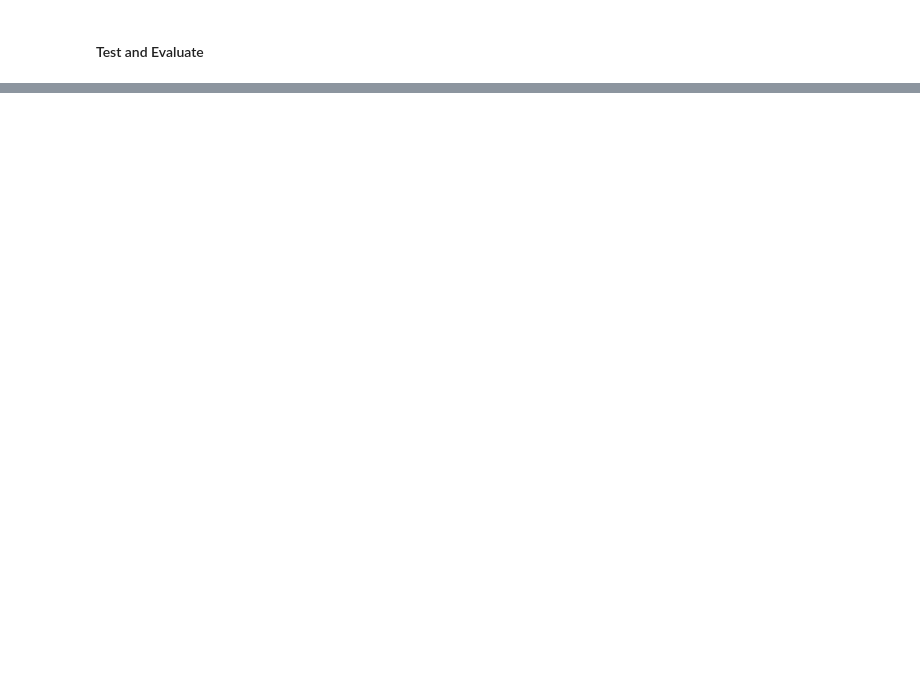
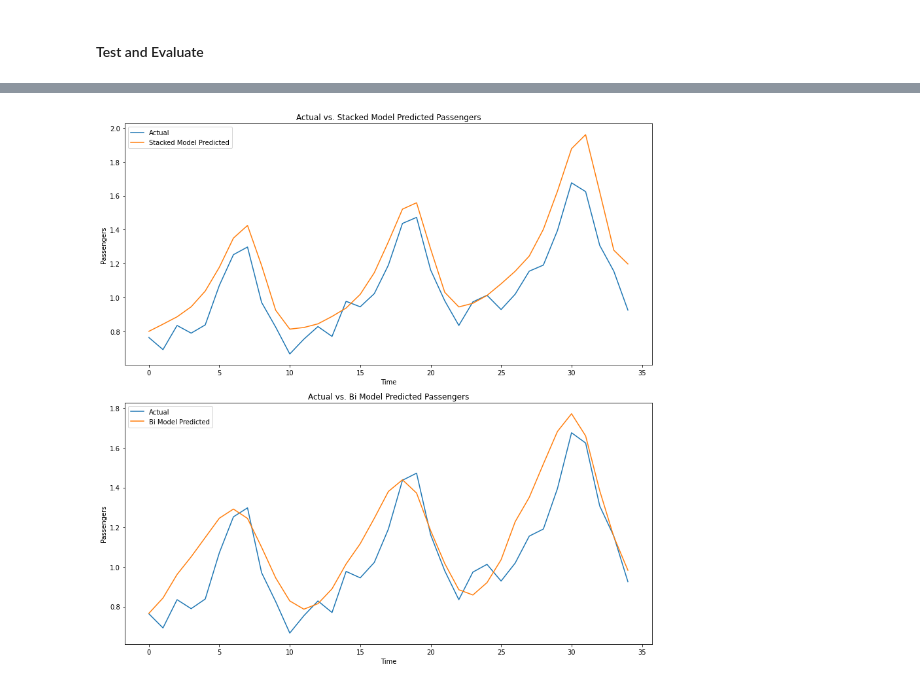
Before and after one commit to AlishaAng/Next-Sequence-Prediction, a Jupyter notebook: Time-Series-Forecasting.ipynb, the cells around one changed output, grey strips where cells are left out. Saved outputs shown, nothing was run; the diff lists cells and outputs as text; code cells hidden in the pictures; blank space fills up the shorter version.

```diff
--- a/Time-Series-Forecasting.ipynb
+++ b/Time-Series-Forecasting.ipynb
@@ -39,9 +40,5 @@ It's generally a good practice to **Scale** your data before using it as input t
 dataset['Month'] = pd.to_datetime(dataset['Month'])
 dataset['Month'] = dataset['Month'].dt.month
 dataset_values = dataset[['Passengers', 'Month']].values.astype('float32') #convert the integer values to floating point values, which are more suitable for modeling with a neural network.
-# %%
-# Scale the data
-scaler = MinMaxScaler(feature_range=(0, 1))
-dataset_values = scaler.fit_transform(dataset_values)
 # %% [markdown]
 #### Split into train and test sets
@@ -186,0 +220,12 @@ plt.show()
+# %%
+param_grid = {'units': [20, 50, 100],
+              'batch_size' : [10, 20, 40, 100],
+              'epochs' : [10, 50, 100]}
+# %%
+stacked_lstm_regressor = KerasRegressor(build_fn=create_stacked_lstm_model, verbose=0)
+
+stacked_grid_search = GridSearchCV(estimator=stacked_lstm_regressor, param_grid=param_grid, cv=3, scoring='neg_mean_squared_error')
+stacked_grid_search.fit(trainX, trainY)
+
+stacked_best_model = stacked_grid_search.best_estimator_.model
+stacked_test_predictions = stacked_best_model.predict(testX)
@@ -186,0 +252,8 @@ plt.show()
+# %%
+bi_lstm_regressor = KerasRegressor(build_fn=create_bidirectional_lstm_model, verbose=0)
+
+bi_grid_search = GridSearchCV(estimator=bi_lstm_regressor, param_grid=param_grid, cv=3, scoring='neg_mean_squared_error')
+bi_grid_search.fit(trainX, trainY)
+
+bi_best_model = bi_grid_search.best_estimator_.model
+bi_test_predictions = bi_best_model.predict(testX)
@@ -186,0 +289,23 @@ plt.show()
+# %%
+fig, axes = plt.subplots(2, 1, figsize=(12, 12))
+
+# Plot for Stacked Model
+axes[0].plot(testY, label='Actual')
+axes[0].plot(stacked_test_predictions, label='Stacked Model Predicted')
+axes[0].set_xlabel('Time')
+axes[0].set_ylabel('Passengers')
+axes[0].legend()
+axes[0].set_title('Actual vs. Stacked Model Predicted Passengers')
+
+# Plot for Bi Model
+axes[1].plot(testY, label='Actual')
+axes[1].plot(bi_test_predictions, label='Bi Model Predicted')
+axes[1].set_xlabel('Time')
+axes[1].set_ylabel('Passengers')
+axes[1].legend()
+axes[1].set_title('Actual vs. Bi Model Predicted Passengers')
+
+plt.tight_layout()
+plt.show()
+# %% [output]
+[figure, added]
```
Also changed, not shown: parts of 25 cells of this notebook.
